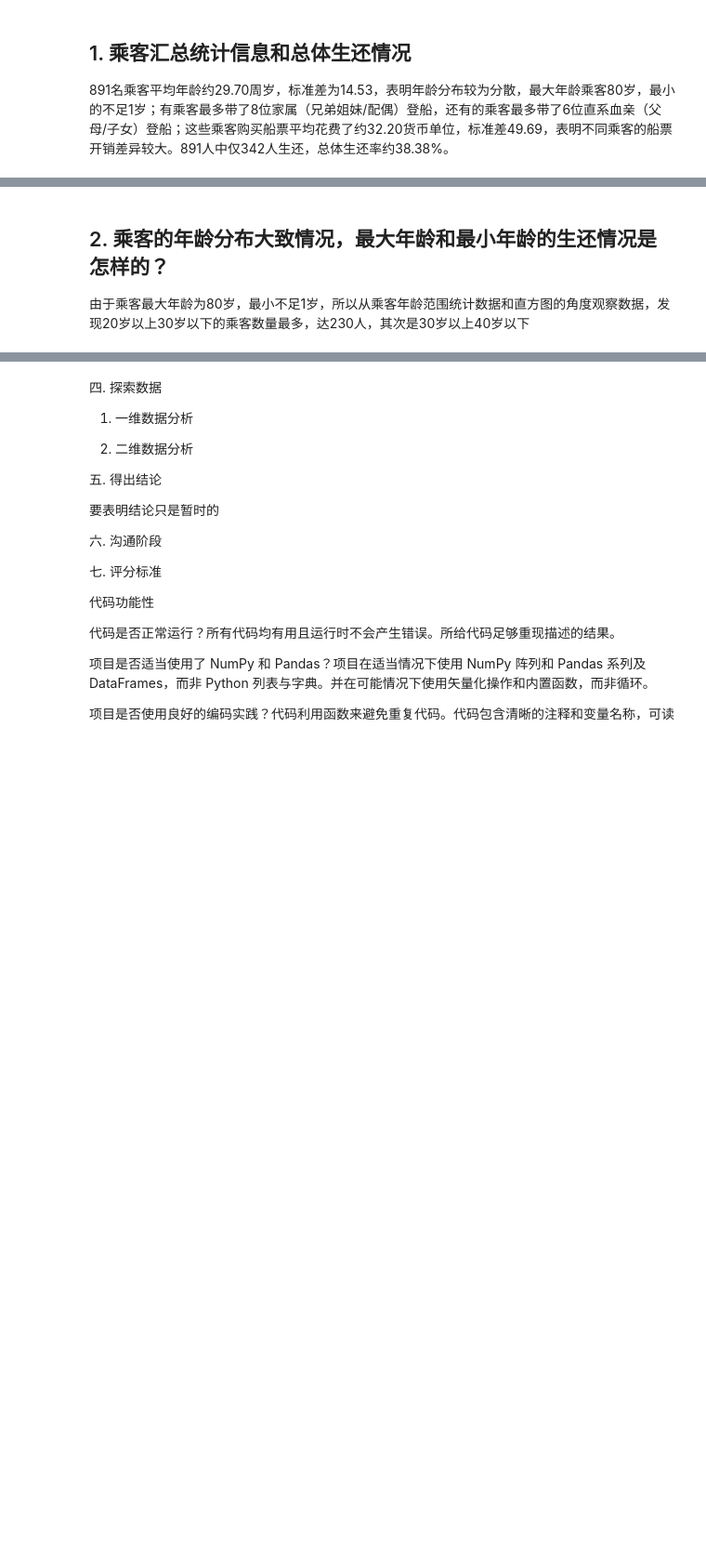
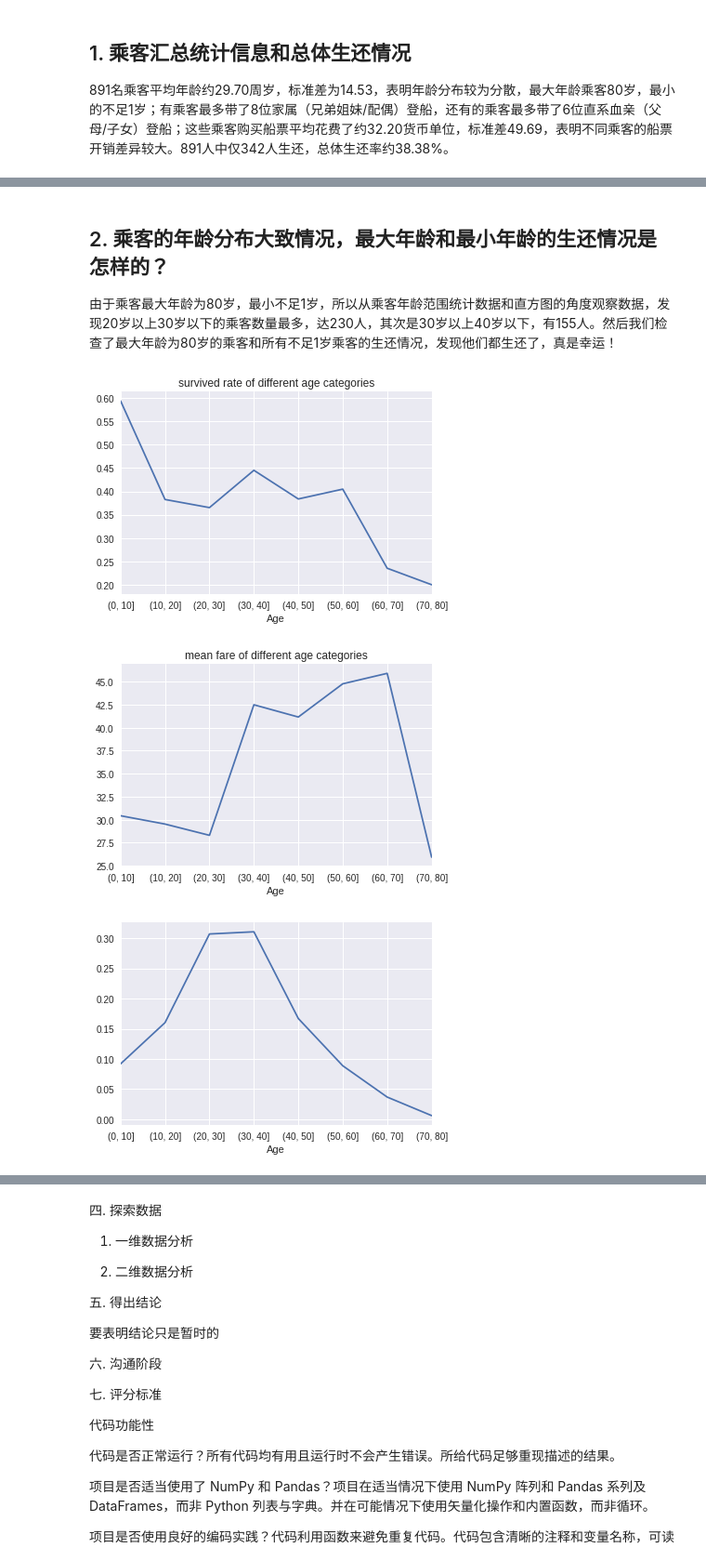
Before and after one commit to leesper/become-data-analyst, a Jupyter notebook: P2investigate_dataset/P2investivate_dataset.ipynb, the cells around one changed output, grey strips where cells are left out. Shown: that part at 93% size. Saved outputs shown, nothing was run; the diff lists cells and outputs as text; code cells hidden in the pictures; blank space fills up the shorter version.

```diff
--- a/P2investigate_dataset/P2investivate_dataset.ipynb
+++ b/P2investigate_dataset/P2investivate_dataset.ipynb
@@ -164,4 +171,24 @@ Passenger with maximum age: 1, passenger with minimum age: 1
 # %% [markdown]
 ## 2. 乘客的年龄分布大致情况，最大年龄和最小年龄的生还情况是怎样的？
 
-由于乘客最大年龄为80岁，最小不足1岁，所以从乘客年龄范围统计数据和直方图的角度观察数据，发现20岁以上30岁以下的乘客数量最多，达230人，其次是30岁以上40岁以下
+由于乘客最大年龄为80岁，最小不足1岁，所以从乘客年龄范围统计数据和直方图的角度观察数据，发现20岁以上30岁以下的乘客数量最多，达230人，其次是30岁以上40岁以下，有155人。然后我们检查了最大年龄为80岁的乘客和所有不足1岁乘客的生还情况，发现他们都生还了，真是幸运！
+# %%
+cat_age = pd.cut(titanic_df_age['Age'], np.arange(0, 90, 10))
+survived_sum = titanic_df_age.groupby(cat_age)['Survived'].sum()
+survived_count = titanic_df_age.groupby(cat_age)['Survived'].count()
+ax1 = (survived_sum / survived_count).plot()
+ax1.set_title('survived rate of different age categories')
+
+plt.figure()
+fare_mean = titanic_df_age.groupby(cat_age)['Fare'].mean()
+ax2 = fare_mean.plot()
+ax2.set_title('mean fare of different age categories')
+
+total_fare = titanic_df_age['Age'].sum()
+fare_ratio = titanic_df_age.groupby(cat_age)['Fare'].sum() / total_fare
+plt.figure()
+ax3 = fare_ratio.plot()
+# %% [output]
+[figure, added]
+[figure, added]
+[figure, added]
```
Also changed, not shown: parts of 3 cells of this notebook.
